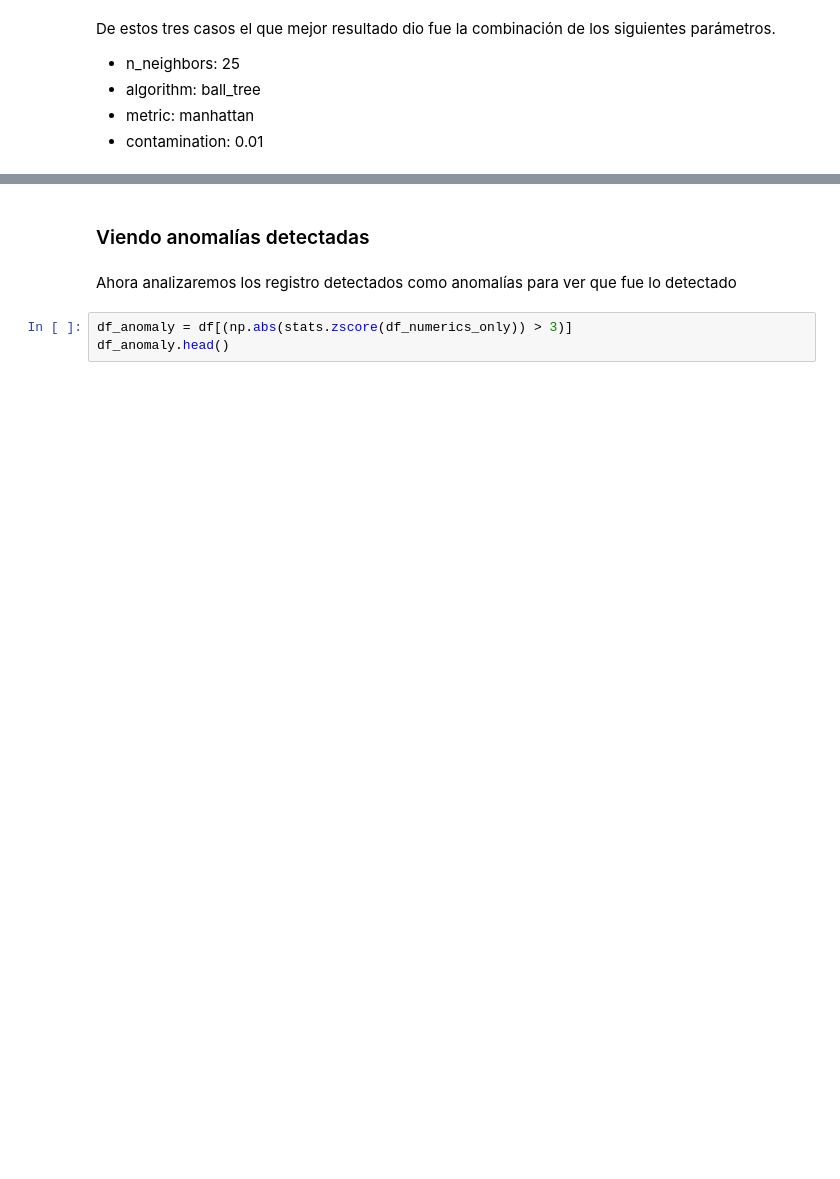
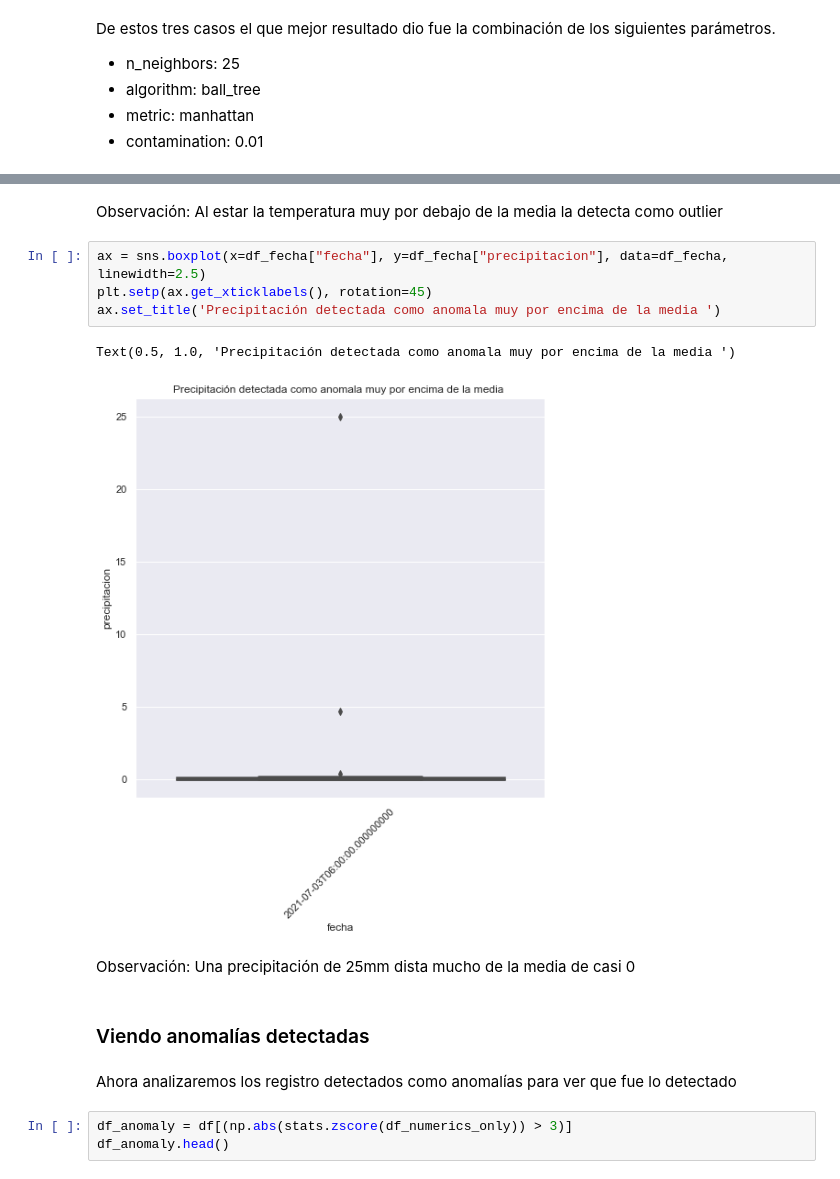
Before and after one commit to carlosvelv/proyecto_anomalias, a Jupyter notebook: Anomalias_proyecto_revision_1.ipynb, the cells around one changed output, grey strips where cells are left out. Cells and saved outputs as stored; diff of their text form; blank space fills up the shorter version.

Commit message:
Add files via upload
Local Outlier Factor extendido

```diff
--- a/Anomalias_proyecto_revision_1.ipynb
+++ b/Anomalias_proyecto_revision_1.ipynb
@@ -512,3 +560,14 @@ De estos tres casos el que mejor resultado dio fue la combinación de los siguie
+# %% [markdown]
+Observación: Al estar la temperatura muy por debajo de la media la detecta como outlier
+# %%
+ax = sns.boxplot(x=df_fecha["fecha"], y=df_fecha["precipitacion"], data=df_fecha, linewidth=2.5)
+plt.setp(ax.get_xticklabels(), rotation=45)
+ax.set_title('Precipitación detectada como anomala muy por encima de la media ')
+# %% [output]
+Text(0.5, 1.0, 'Precipitación detectada como anomala muy por encima de la media ')
+[figure, added]
+# %% [markdown]
+Observación: Una precipitación de 25mm dista mucho de la media de casi 0
 # %% [markdown]
 ### Viendo anomalías detectadas
 # %% [markdown]
```
Also changed, not shown: parts of 23 cells of this notebook.
